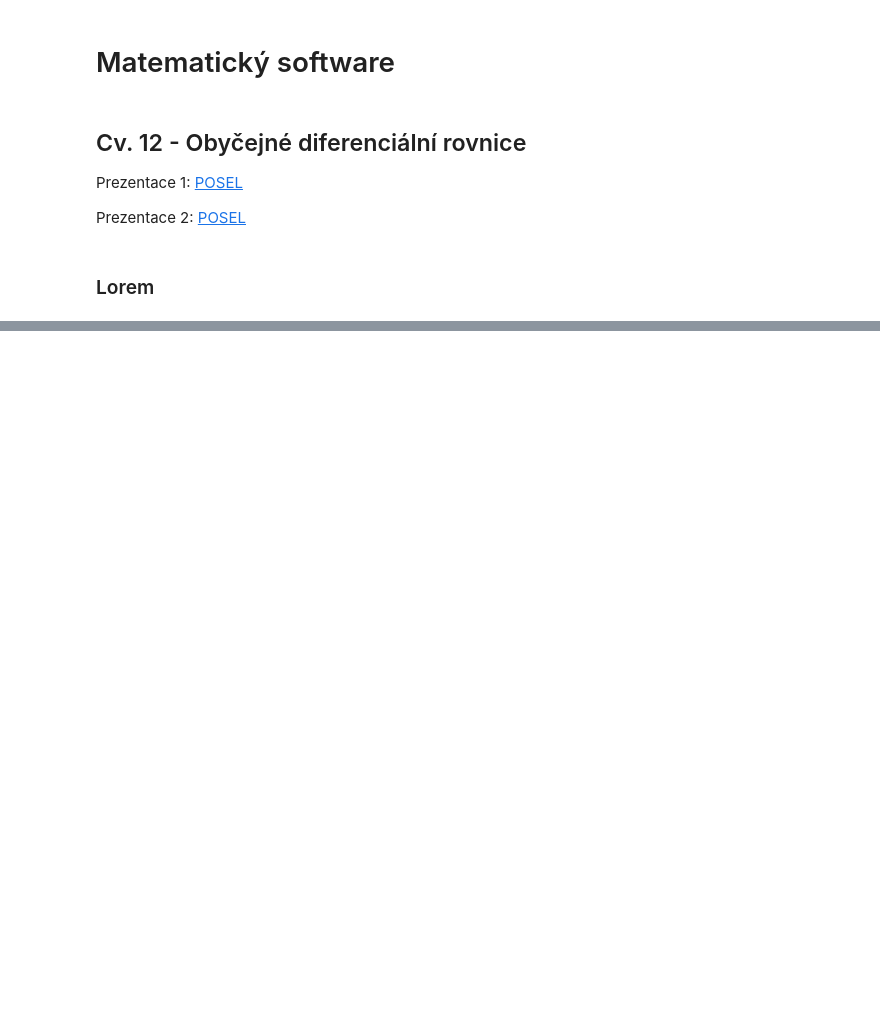
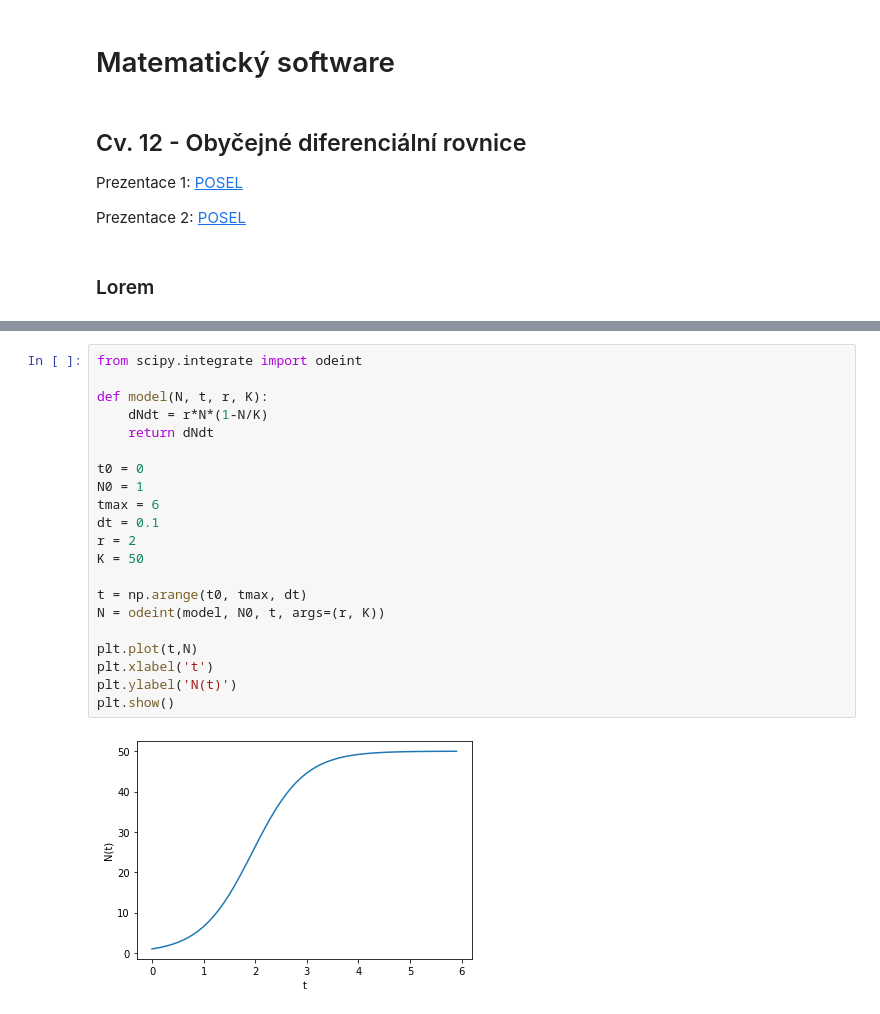
Before and after one commit to pavelberanek91/matematicky-software, a Jupyter notebook: MS12_diferencialni_rovnice.ipynb, the cells around one changed output, grey strips where cells are left out. Cells and saved outputs as stored; diff of their text form; blank space fills up the shorter version.

```diff
--- a/MS12_diferencialni_rovnice.ipynb
+++ b/MS12_diferencialni_rovnice.ipynb
@@ -21,3 +105,26 @@ Prezentace 2: [POSEL](MS12_soubory/Ode2.pdf)
+# %%
+from scipy.integrate import odeint
+
+def model(N, t, r, K):
+    dNdt = r*N*(1-N/K)
+    return dNdt
+
+t0 = 0
+N0 = 1
+tmax = 6
+dt = 0.1
+r = 2
+K = 50
+
+t = np.arange(t0, tmax, dt)
+N = odeint(model, N0, t, args=(r, K))
+
+plt.plot(t,N)
+plt.xlabel('t')
+plt.ylabel('N(t)')
+plt.show()
+# %% [output]
+[figure, added]
 # %% [markdown]
 #### Cvičení - Nucené kmitání
 
```
Also changed, not shown: parts of 34 cells of this notebook, 2 other files.
